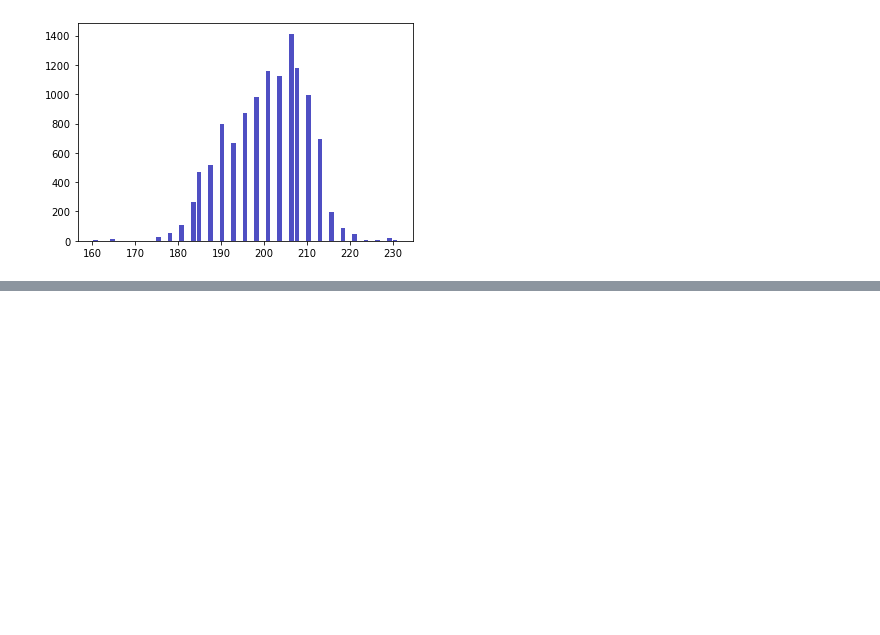
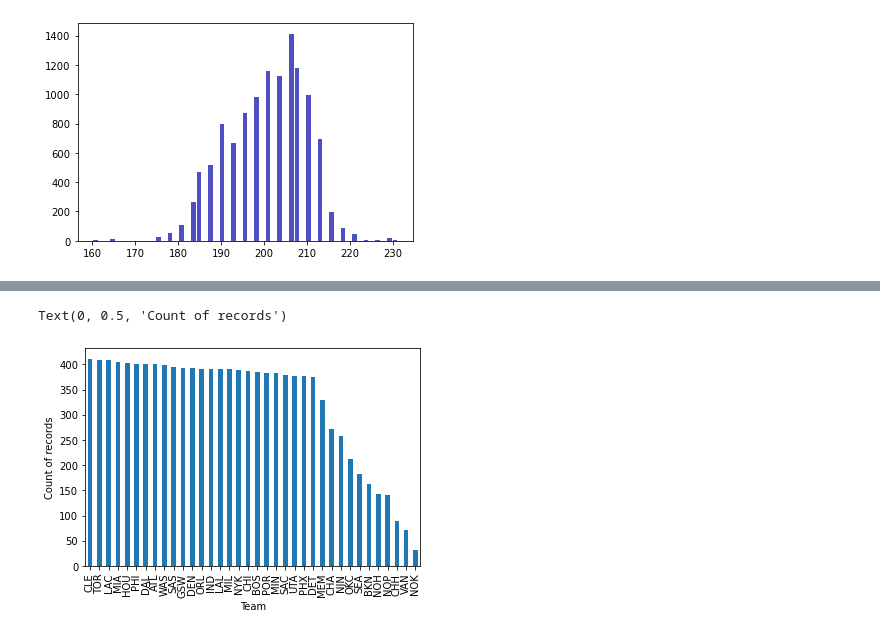
Before and after one commit to willosullivan/Practical-Statistics-for-Data-Science, a Jupyter notebook: chapter-1-exploratory-data-analysis.ipynb, the cells around one changed output, grey strips where cells are left out. Drawn from its saved outputs; the diff is of its cells as text; code cells hidden in the pictures; blank space fills up the shorter version.

```diff
--- a/chapter-1-exploratory-data-analysis.ipynb
+++ b/chapter-1-exploratory-data-analysis.ipynb
@@ -375,0 +434,5 @@ plt.hist(x=df['player_height'],
+# %%
+# Creating a new table to store counts of rows by team. This differs from the above frequency table which corresponds to
+# binning counts of occureances within numeric ranges.
+representation = df.groupby(['team_abbreviation']).size().reset_index(name='counts').sort_values(by=['counts'], ascending=False)
+representation.head(10)
@@ -375,0 +451,9 @@ plt.hist(x=df['player_height'],
+# %%
+# You would need to format this a little nicer in a formal presentaiton. I chose to visualise all 36 records as there is not much
+# discrenable change among the first 75%  of the dataset.
+ax = representation.iloc[ : 36, : ].plot.bar(x='team_abbreviation', y='counts', legend=False)
+ax.set_xlabel('Team')
+ax.set_ylabel('Count of records')
+# %% [output]
+Text(0, 0.5, 'Count of records')
+[figure, added]
```
Also changed, not shown: parts of 15 cells of this notebook.
